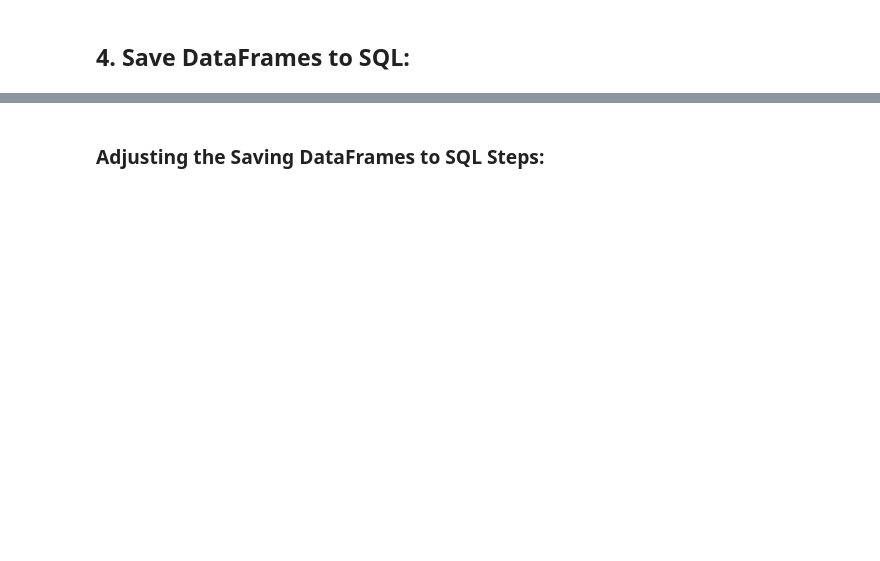
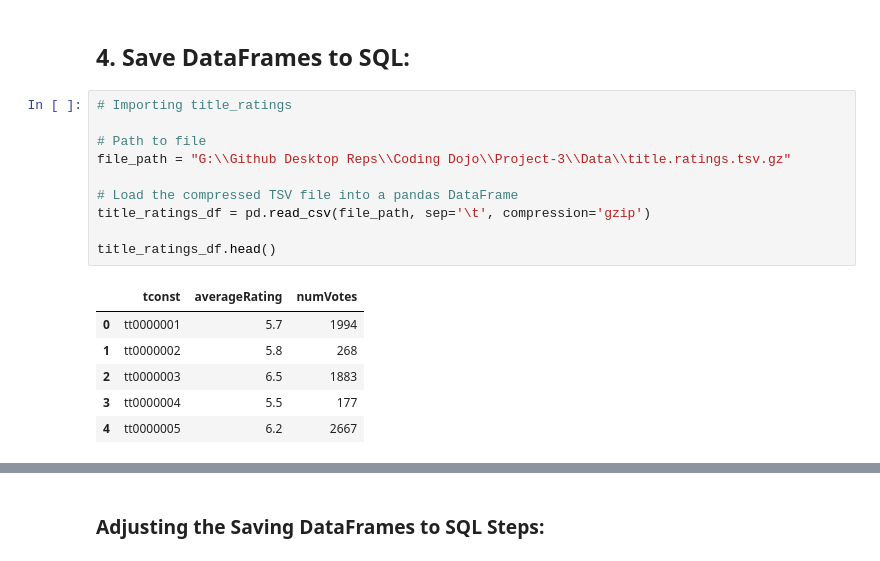
Before and after one commit to Yaman-Shadid/Project-3, a Jupyter notebook: Project 3 Part 3.ipynb, the cells around one changed output, grey strips where cells are left out. Drawn from its saved outputs; the diff is of its cells as text; blank space fills up the shorter version.

```diff
--- a/Project 3 Part 3.ipynb
+++ b/Project 3 Part 3.ipynb
@@ -82,2 +103,19 @@ engine = create_engine(DATABASE_URL)
 # %% [markdown]
 ## 4. Save DataFrames to SQL:
+# %%
+# Importing title_ratings
+
+# Path to file
+file_path = "G:\\Github Desktop Reps\\Coding Dojo\\Project-3\\Data\\title.ratings.tsv.gz"
+
+# Load the compressed TSV file into a pandas DataFrame
+title_ratings_df = pd.read_csv(file_path, sep='\t', compression='gzip')
+
+title_ratings_df.head()
+# %% [output]
+|  | tconst | averageRating | numVotes |
+| 0 | tt0000001 | 5.7 | 1994 |
+| 1 | tt0000002 | 5.8 | 268 |
+| 2 | tt0000003 | 6.5 | 1883 |
+| 3 | tt0000004 | 5.5 | 177 |
+| 4 | tt0000005 | 6.2 | 2667 |
```
Also changed, not shown: parts of 20 cells of this notebook, 1 other file.
